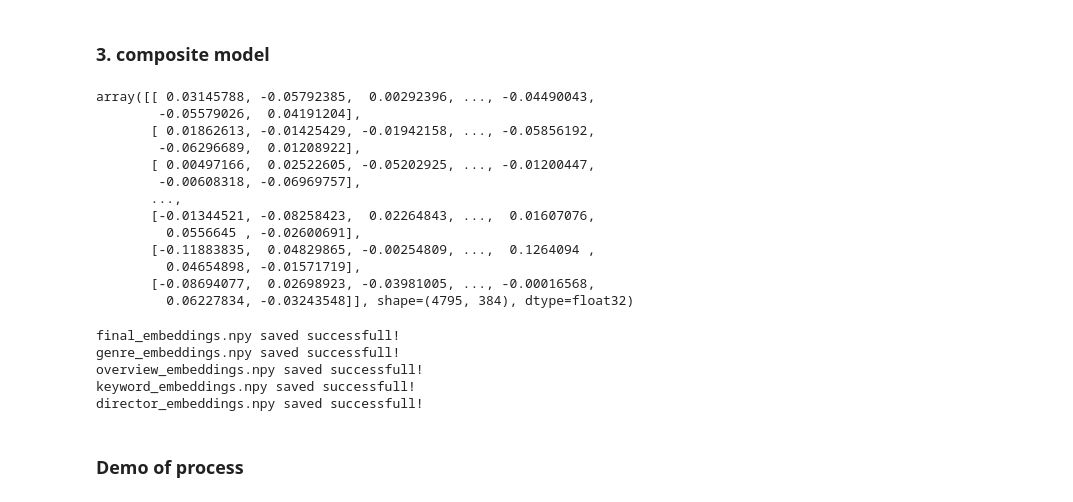
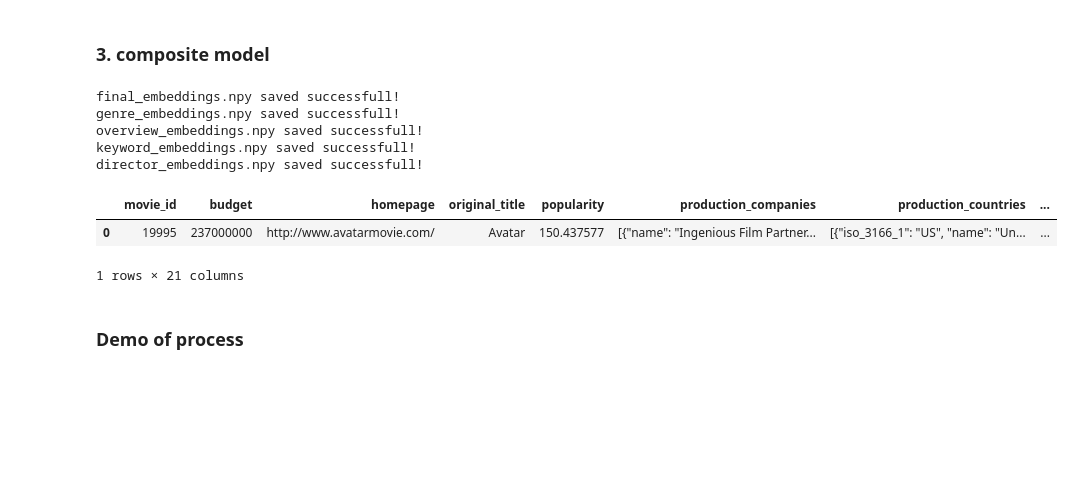
Before and after one commit to VighneshSankpal/movie-recommendation-system, a Jupyter notebook: notebook/content_based_filtering.ipynb, the cells around one changed output. Drawn from its saved outputs; the diff is of its cells as text; code cells hidden in the pictures; blank space fills up the shorter version.

```diff
--- a/notebook/content_based_filtering.ipynb
+++ b/notebook/content_based_filtering.ipynb
@@ -113,22 +124,6 @@ keyword_emb = model.encode(inputs=movies_df['keywords_clean'].tolist(),show_prog
                            batch_size=64, convert_to_numpy=True)
 director_emb = model.encode(inputs=movies_df['crew_clean'].tolist(),show_progress_bar=True,
                             batch_size=64, convert_to_numpy=True)
-# %%
-genre_emb.
-# %% [output]
-array([[ 0.03145788, -0.05792385,  0.00292396, ..., -0.04490043,
-        -0.05579026,  0.04191204],
-       [ 0.01862613, -0.01425429, -0.01942158, ..., -0.05856192,
-        -0.06296689,  0.01208922],
-       [ 0.00497166,  0.02522605, -0.05202925, ..., -0.01200447,
-        -0.00608318, -0.06969757],
-       ...,
-       [-0.01344521, -0.08258423,  0.02264843, ...,  0.01607076,
-         0.0556645 , -0.02600691],
-       [-0.11883835,  0.04829865, -0.00254809, ...,  0.1264094 ,
-         0.04654898, -0.01571719],
-       [-0.08694077,  0.02698923, -0.03981005, ..., -0.00016568,
-         0.06227834, -0.03243548]], shape=(4795, 384), dtype=float32)
 # %%
 # compute Similarities
 
@@ -180,6 +175,12 @@ genre_embeddings.npy saved successfull!
 overview_embeddings.npy saved successfull!
 keyword_embeddings.npy saved successfull!
 director_embeddings.npy saved successfull!
+# %%
+movies_df[movies_df['movie_id']==19995]
+# %% [output]
+|  | movie_id | budget | homepage | original_title | popularity | production_companies | production_countries | ... |
+| 0 | 19995 | 237000000 | http://www.avatarmovie.com/ | Avatar | 150.437577 | [{"name": "Ingenious Film Partner... | [{"iso_3166_1": "US", "name": "Un... | ... |
+1 rows × 21 columns
 # %% [markdown]
 ### Demo of process
 # %%
```
Also changed, not shown: parts of 16 cells of this notebook, 2 other files.
